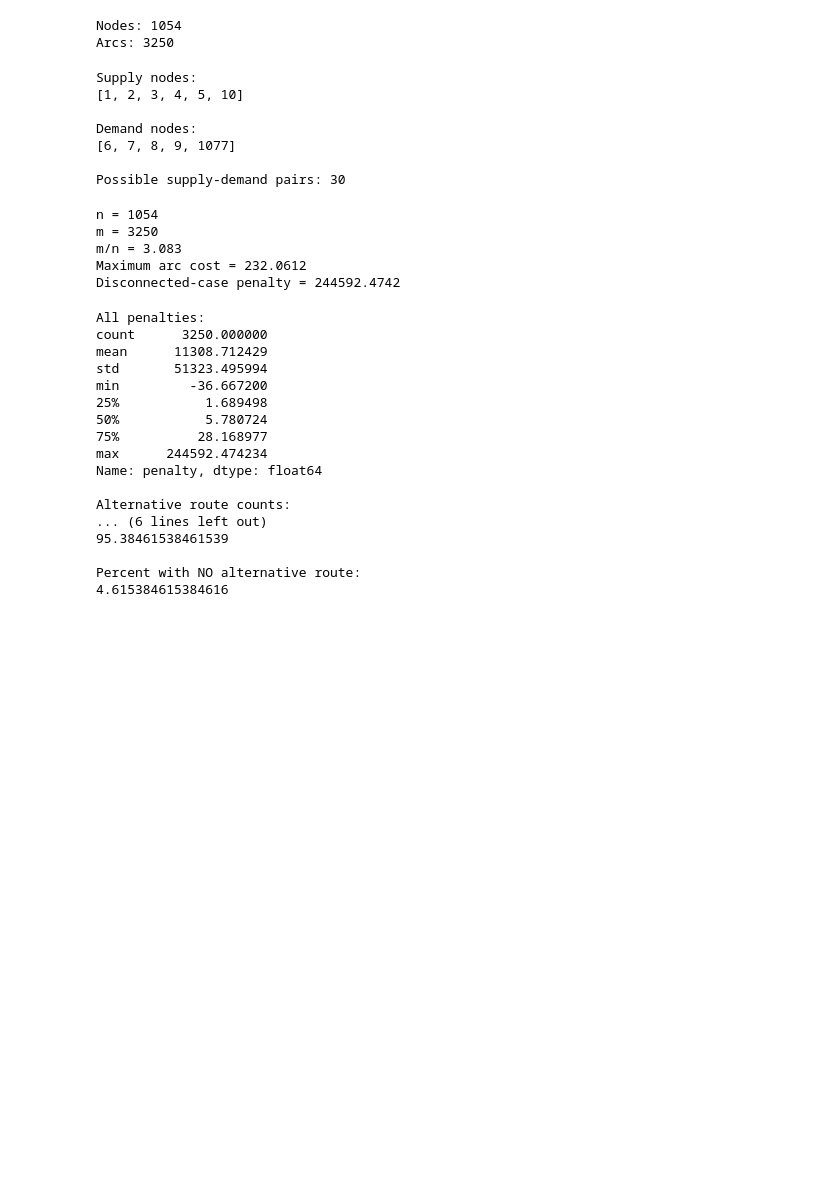
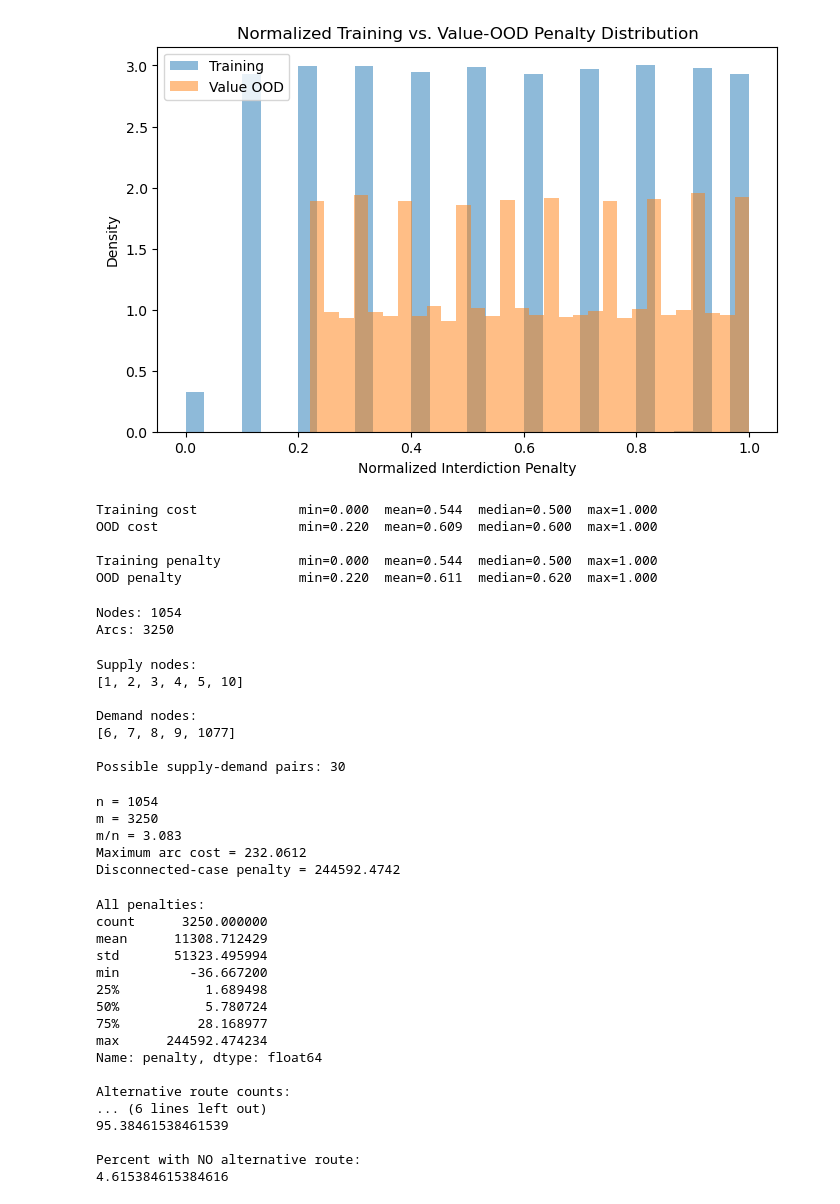
Before and after one commit to EmmaDAllen/ED-Allen-NPS-Thesis, a Jupyter notebook: Flow Validations.ipynb, the cells around one changed output. Saved outputs shown, nothing was run; the diff lists cells and outputs as text; code cells hidden in the pictures; blank space fills up the shorter version.

```diff
--- a/Flow Validations.ipynb
+++ b/Flow Validations.ipynb
@@ -7,3 +189,53 @@ import matplotlib.pyplot as plt
+# %%
+plt.figure(figsize=(8, 5))
+
+plt.hist(
+    train_penalty_norm,
+    bins=30,
+    alpha=0.5,
+    density=True,
+    label="Training"
+)
+
+plt.hist(
+    ood_penalty_norm,
+    bins=30,
+    alpha=0.5,
+    density=True,
+    label="Value OOD"
+)
+
+plt.xlabel("Normalized Interdiction Penalty")
+plt.ylabel("Density")
+plt.title("Normalized Training vs. Value-OOD Penalty Distribution")
+plt.legend()
+
+plt.show()
+# %% [output]
+[figure, added]
+# %%
+def describe(name, x):
+    print(
+        f"{name:25s} "
+        f"min={x.min():.3f}  "
+        f"mean={x.mean():.3f}  "
+        f"median={np.median(x):.3f}  "
+        f"max={x.max():.3f}"
+    )
+
+describe("Training cost", train_cost_norm)
+describe("OOD cost", ood_cost_norm)
+
+print()
+
+describe("Training penalty", train_penalty_norm)
+describe("OOD penalty", ood_penalty_norm)
+# %% [output]
+Training cost             min=0.000  mean=0.544  median=0.500  max=1.000
+OOD cost                  min=0.220  mean=0.609  median=0.600  max=1.000
+
+Training penalty          min=0.000  mean=0.544  median=0.500  max=1.000
+OOD penalty               min=0.220  mean=0.611  median=0.620  max=1.000
 # %%
 # LOAD DATA
 
```
Also changed, not shown: parts of 11 cells of this notebook, 6 other files.
